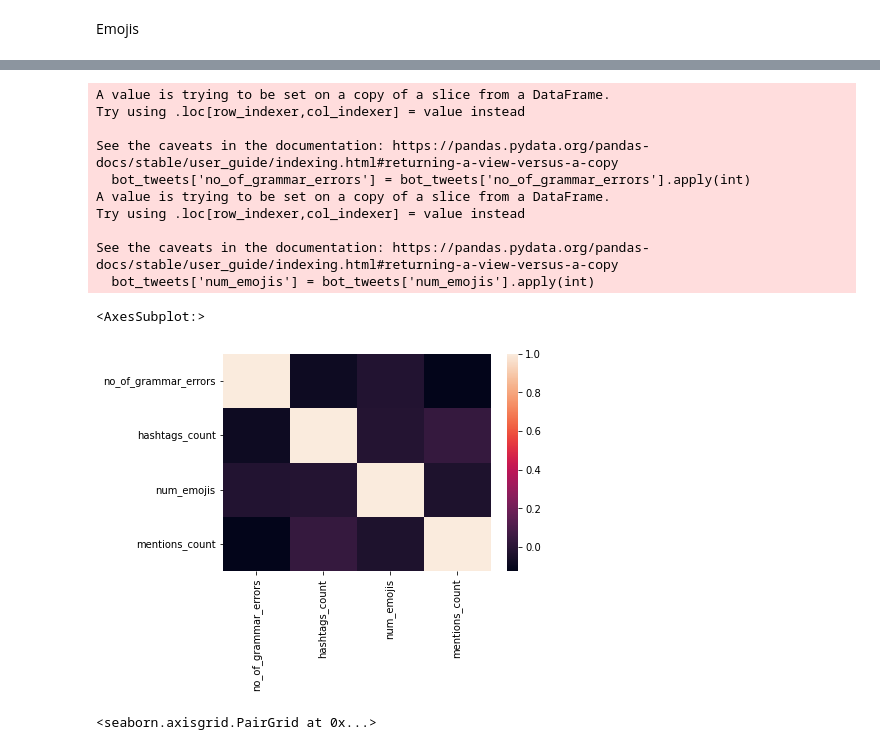
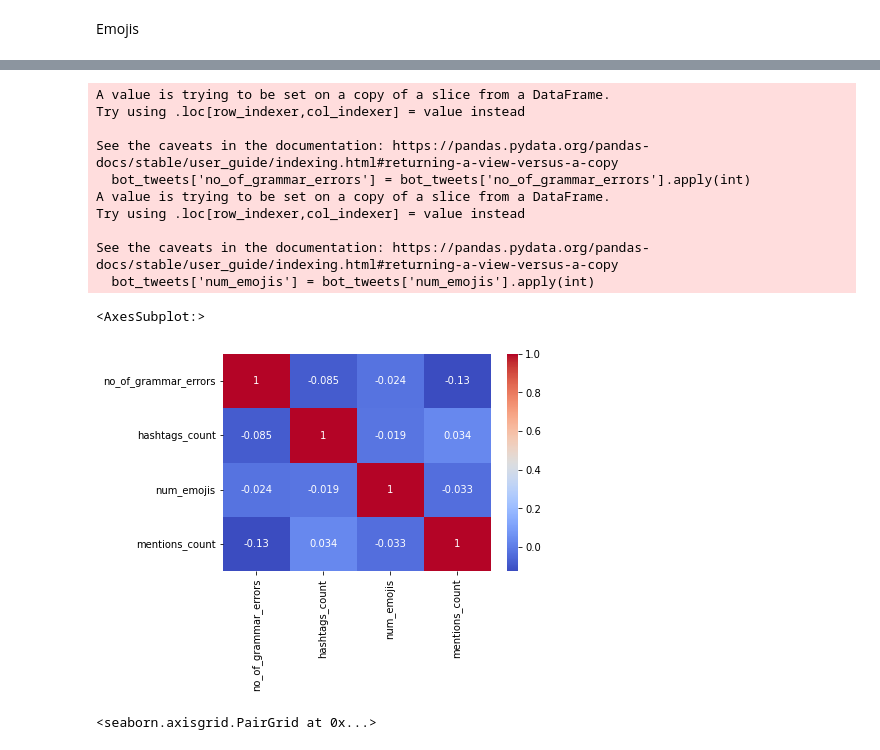
Before and after one commit to ShyamalSankar/BT4012, a Jupyter notebook: ETL + EDA (Text)/Text_EDA_NewSet.ipynb, the cells around one changed output, grey strips where cells are left out. Drawn from its saved outputs; the diff is of its cells as text; code cells hidden in the pictures.

```diff
--- a/ETL + EDA (Text)/Text_EDA_NewSet.ipynb
+++ b/ETL + EDA (Text)/Text_EDA_NewSet.ipynb
@@ -212,21 +212,21 @@ See the caveats in the documentation: https://pandas.pydata.org/pandas-docs/stab
 # %%
 bot_tweets['no_of_grammar_errors'] = bot_tweets['no_of_grammar_errors'].apply(int)
 bot_tweets['num_emojis'] = bot_tweets['num_emojis'].apply(int)
 relevant_values_bot = bot_tweets[['no_of_grammar_errors','hashtags_count','num_emojis','mentions_count']]
-sns.heatmap(relevant_values_bot.corr())
+sns.heatmap(relevant_values_bot.corr(),cmap ='coolwarm', annot=True,)
 # %% [output]
 A value is trying to be set on a copy of a slice from a DataFrame.
 Try using .loc[row_indexer,col_indexer] = value instead
 
 See the caveats in the documentation: https://pandas.pydata.org/pandas-docs/stable/user_guide/indexing.html#returning-a-view-versus-a-copy
   bot_tweets['no_of_grammar_errors'] = bot_tweets['no_of_grammar_errors'].apply(int)
 A value is trying to be set on a copy of a slice from a DataFrame.
 Try using .loc[row_indexer,col_indexer] = value instead
 
 See the caveats in the documentation: https://pandas.pydata.org/pandas-docs/stable/user_guide/indexing.html#returning-a-view-versus-a-copy
   bot_tweets['num_emojis'] = bot_tweets['num_emojis'].apply(int)
 <AxesSubplot:>
-[figure, old version]
+[figure, new version]
 # %%
 sns.pairplot(relevant_values_human)
 # %% [output]
```
Also changed, not shown: parts of 8 cells of this notebook.
